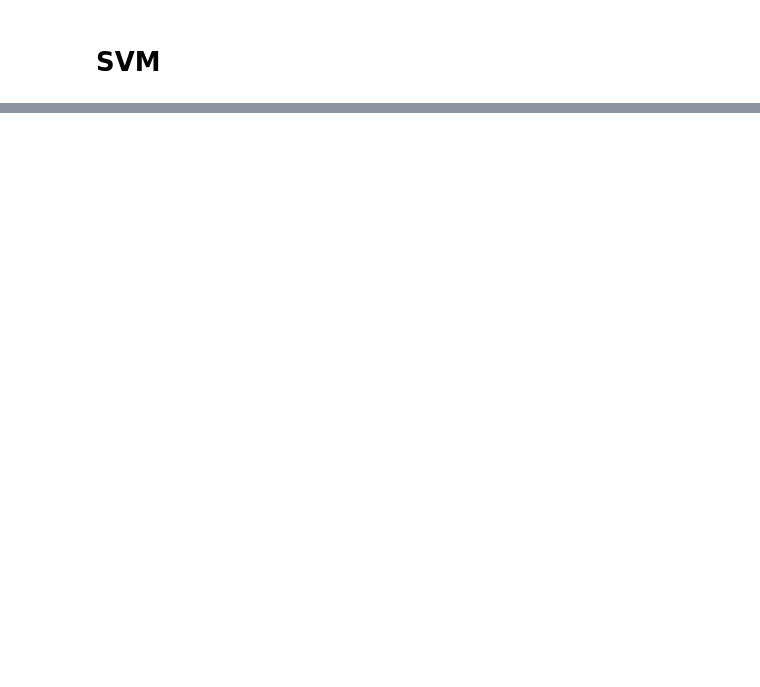
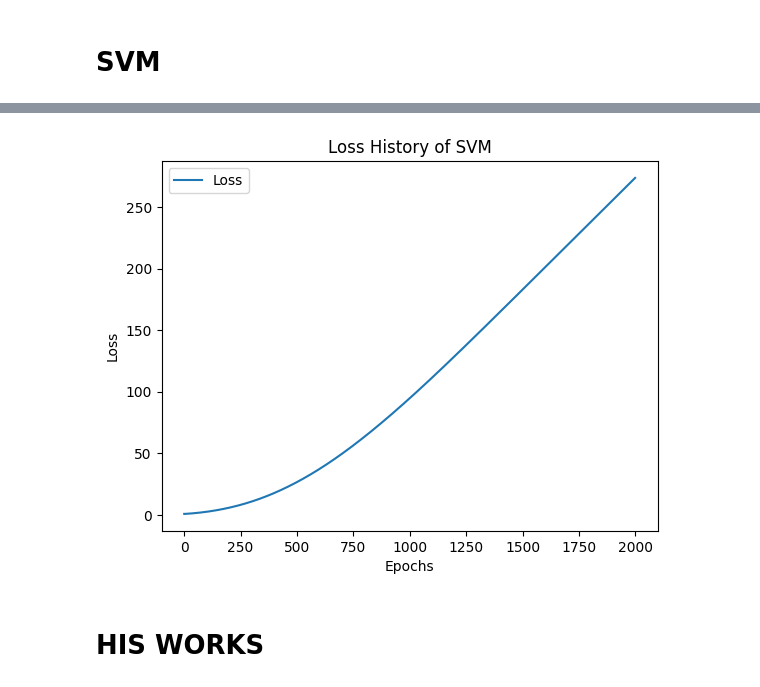
Before and after one commit to muhammadsaadx/Logistic-Regression-and-SVM-with-EDA-and-Feature-Scaling, a Jupyter notebook: P1.ipynb, the cells around one changed output, grey strips where cells are left out. Cells and saved outputs as stored; diff of their text form; code cells hidden in the pictures; blank space fills up the shorter version.

```diff
--- a/P1_LinRegImp_LogScaling.ipynb
+++ b/P1.ipynb
@@ -745,0 +627,66 @@ Model Accuracy: 83.83%
+# %%
+
+# Standardize features
+X_mean = np.mean(X, axis=0, dtype=float)
+X_std = np.std(X, axis=0, dtype=float, ddof=1)
+X = (X - X_mean) / X_std
+
+
+class SVM:
+    def __init__(self, learning_rate=0.001, epochs=1000, lambda_param=0.01):
+        self.learning_rate = learning_rate
+        self.epochs = epochs
+        self.lambda_param = lambda_param
+        self.weights = None
+        self.bias = None
+        self.loss_history = []
+
+    def fit(self, X, y):
+        n_samples, n_features = X.shape
+        y = y.flatten()  # Ensure y is a 1D array of scalars (-1 or 1)
+
+        self.weights = np.zeros(n_features)
+        self.bias = 0
+
+        for epoch in range(self.epochs):
+            loss = 0
+            for i, x_i in enumerate(X):
+                condition = y[i] * (np.dot(x_i, self.weights) + self.bias) >= 1
+                if condition:
+                    self.weights -= self.learning_rate * (2 * self.lambda_param * self.weights)
+                else:
+                    self.weights -= self.learning_rate * (2 * self.lambda_param * self.weights - y[i] * x_i)
+                    self.bias -= self.learning_rate * y[i]
+
+                loss += max(0, 1 - y[i] * (np.dot(x_i, self.weights) + self.bias))
+
+            loss = loss / n_samples + self.lambda_param * np.linalg.norm(self.weights) ** 2
+            self.loss_history.append(loss)
+
+            if epoch % 100 == 0:
+                print(f"Epoch {epoch}: Loss = {loss:.4f}")
+
+    def predict(self, X):
+        return np.sign(np.dot(X, self.weights) + self.bias)
+
+
+
+# Train the SVM model
+svm = SVM(learning_rate=0.0001, lambda_param=0.001, epochs=2000)
+svm.fit(X, y)
+
+# Make predictions
+predictions = svm.predict(X)
+
+# Calculate accuracy
+accuracy = np.mean(predictions == y.reshape(-1)) * 100
+print(f"Model Accuracy: {accuracy:.2f}%")
+
+# Plot loss history
+plt.plot(range(svm.epochs), svm.loss_history, label="Loss")
+plt.xlabel("Epochs")
+plt.ylabel("Loss")
+plt.title("Loss History of SVM")
+plt.legend()
+plt.show()
+# %% [output]
@@ -745,0 +710,3 @@ Model Accuracy: 83.83%
+[figure, added]
+# %% [markdown]
+# HIS WORKS
```
Also changed, not shown: parts of 13 cells of this notebook, 3 other files.
